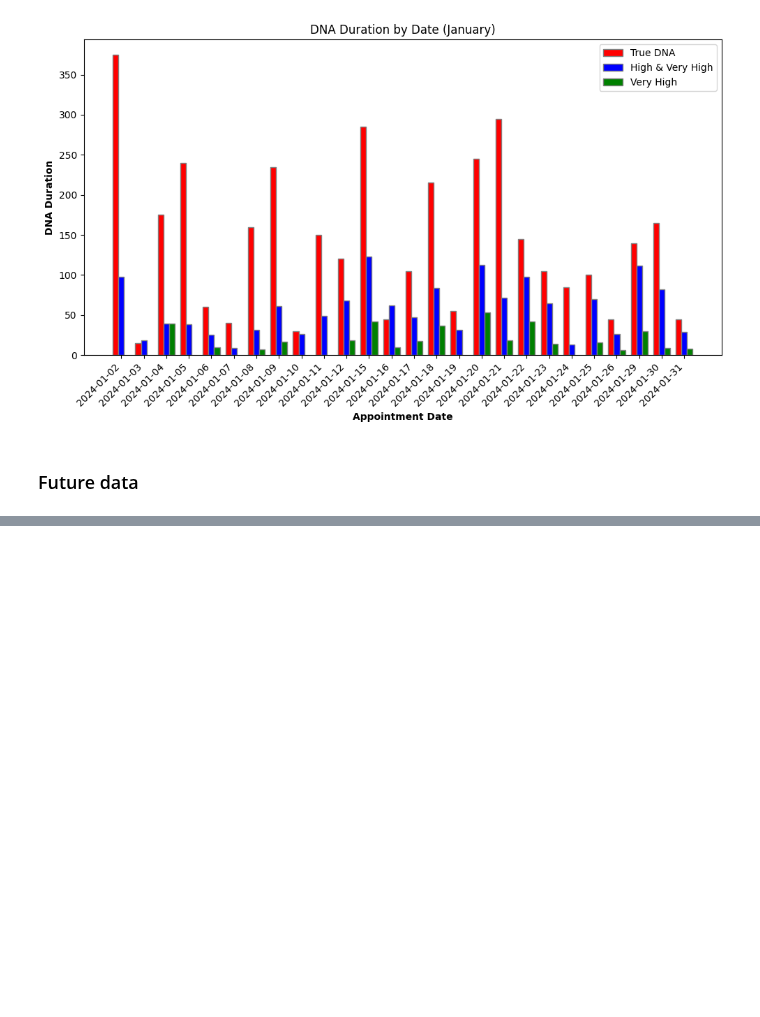
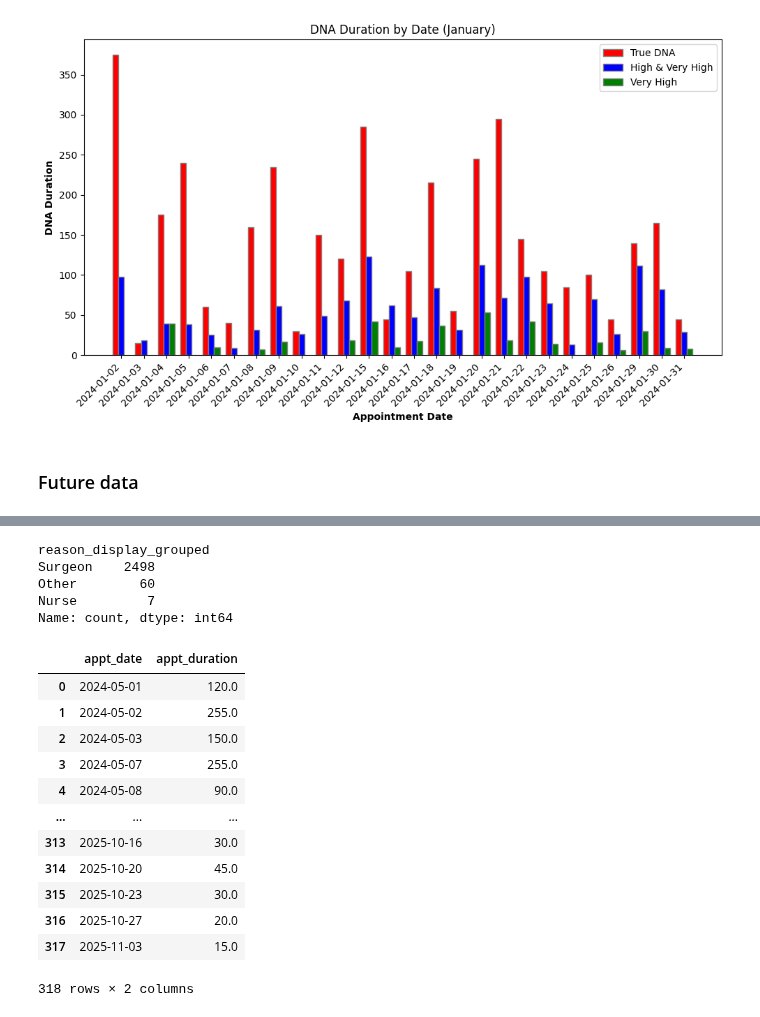
Before and after one commit to hallucinojenlee/hds_dna, a Jupyter notebook: scripts/calculate_DNA_time.ipynb, the cells around one changed output, grey strips where cells are left out. Saved outputs shown, nothing was run; the diff lists cells and outputs as text; code cells hidden in the pictures; blank space fills up the shorter version.

```diff
--- a/scripts/calculate_DNA_time.ipynb
+++ b/scripts/calculate_DNA_time.ipynb
@@ -370,0 +405,48 @@ data
+# %%
+# Group reason displays to consultants, nurses, and others
+
+# Define the function to categorise the clinics
+def group_reason_display(reason_display):
+    surgeon_clinics = ["Adult ENT New", "Adult ENT F/Up", "Adult ENT Results F/Up"]
+    if any(keyword in reason_display for keyword in surgeon_clinics):
+        return "Surgeon"
+    elif "Nurse" in reason_display:
+        return "Nurse"
+    else:
+        return "Other"
+
+# Apply the function to the reason_display column
+future["reason_display_grouped"] = future["reason_display"].apply(group_reason_display)
+
+# Count the grouped reason displays
+future["reason_display_grouped"].value_counts()
+# %% [output]
+reason_display_grouped
+Surgeon    2498
+Other        60
+Nurse         7
+Name: count, dtype: int64
+# %%
+# Estimate future DNA time for very high risk group: surgeon & new appointments only
+
+# Create a new df
+future_surgeon_new = future[(future["reason_display_grouped"] == "Surgeon") & (future["new_appt_flag"] == 1)]
+
+# Sum up appointment duration per day
+dna_time_future = future_surgeon_new.groupby("appt_date")["appt_duration"].sum().reset_index()
+
+dna_time_future
+# %% [output]
+|  | appt_date | appt_duration |
+| 0 | 2024-05-01 | 120.0 |
+| 1 | 2024-05-02 | 255.0 |
+| 2 | 2024-05-03 | 150.0 |
+| 3 | 2024-05-07 | 255.0 |
+| 4 | 2024-05-08 | 90.0 |
+| ... | ... | ... |
+| 313 | 2025-10-16 | 30.0 |
+| 314 | 2025-10-20 | 45.0 |
+| 315 | 2025-10-23 | 30.0 |
+| 316 | 2025-10-27 | 20.0 |
+| 317 | 2025-11-03 | 15.0 |
+318 rows × 2 columns
```
Also changed, not shown: parts of 6 cells of this notebook.
